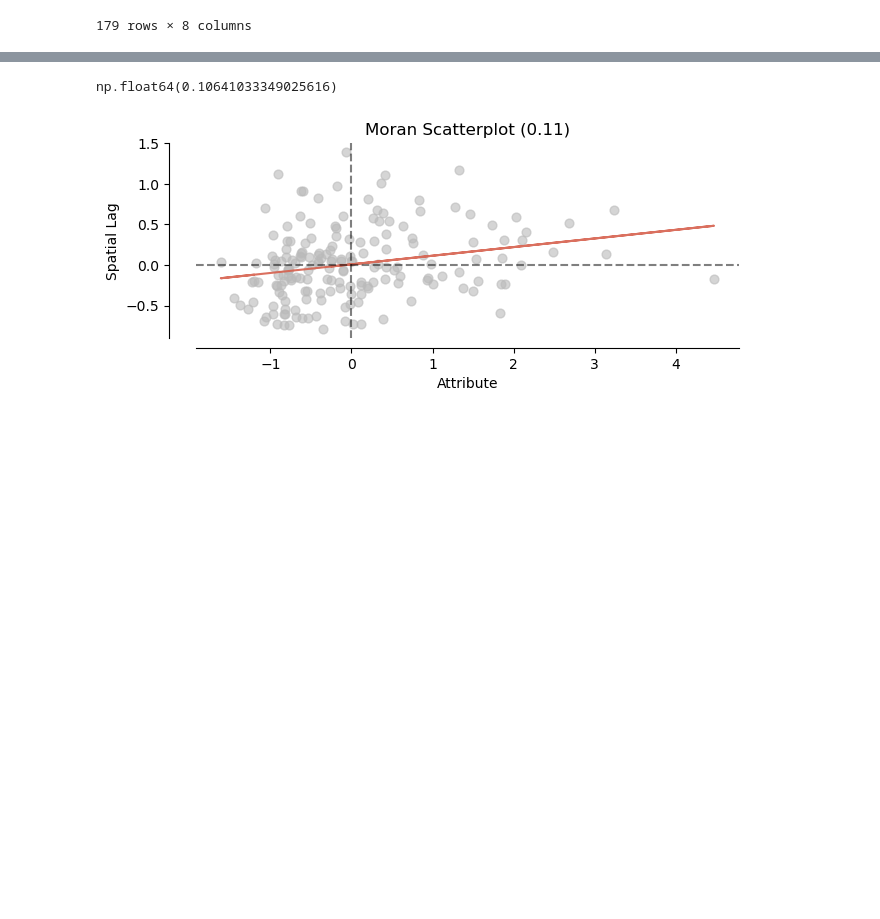
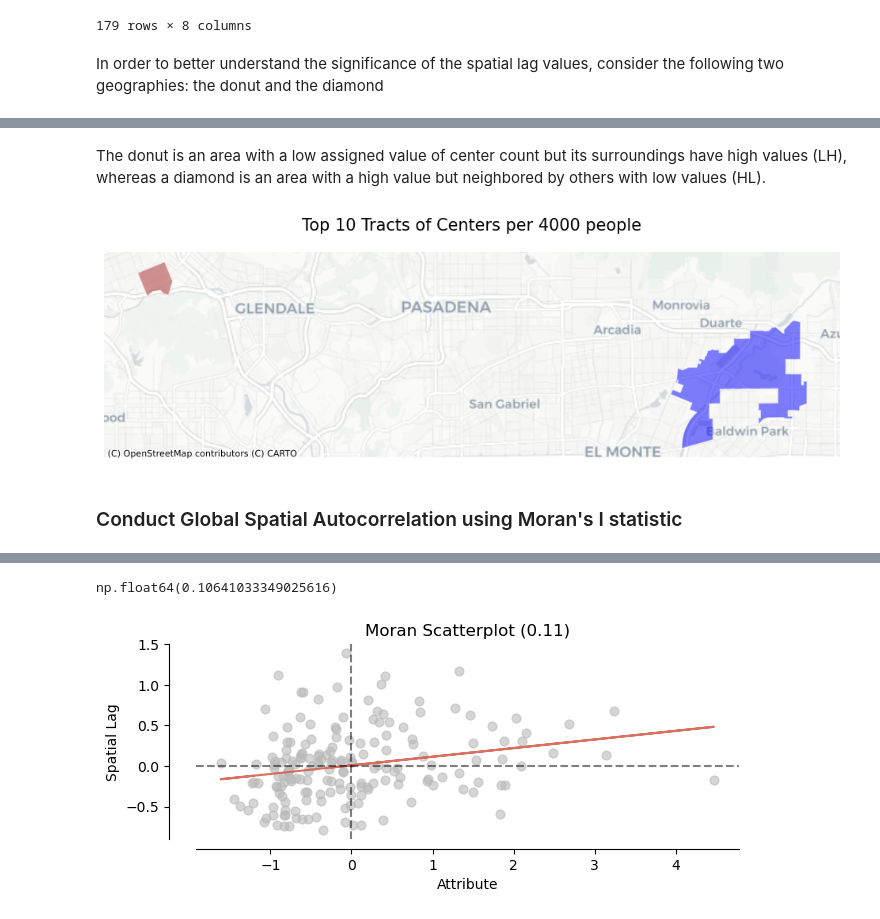
Before and after one commit to cailynschmidt/221finalproject, a Jupyter notebook: newcenters.ipynb, the cells around one changed output, grey strips where cells are left out. Cells and saved outputs as stored; diff of their text form; code cells hidden in the pictures; blank space fills up the shorter version.

Commit message:
spatial autocorrelation cleaned

```diff
--- a/newcenters.ipynb
+++ b/newcenters.ipynb
@@ -494,16 +514,14 @@ tracts.sort_values(by="centers_per_4000").head()
 | 1610 | 502700 | 7569.0 | MULTIPOLYGON (((-13146058.304 402... | 502700 | 1.0 | 0.132118 |
 | 2398 | 911100 | 7331.0 | MULTIPOLYGON (((-13149164.563 410... | 911100 | 1.0 | 0.136407 |
 # %%
-# map the top 20 geographies
+# map the top 10 geographies with centers per 4,000 people
 fig,ax = plt.subplots(figsize=(12,10))
 tracts.sort_values(by='centers_per_4000',ascending=False)[:10].plot(ax=ax,
                                                                  color='lightgreen',
                                                                  edgecolor='white',
                                                                  alpha=0.5)
-
-
 # title
-ax.set_title('Top 10 Tracts of Centers per 1000 people',fontsize=15,pad=20)
+ax.set_title('Top 10 Tracts of Centers per 4000 people',fontsize=15,pad=20)
 
 # no axis
 ax.axis('off')
@@ -587,17 +626,44 @@ See the caveats in the documentation: https://pandas.pydata.org/pandas-docs/stab
 | 1402 | 431004 | 3343.0 | MULTIPOLYGON (((-13136302.931 404... | 431004 | 2.0 | 0.598265 | 0.281104 | ... |
 | 1280 | 404600 | 1352.0 | MULTIPOLYGON (((-13136517.221 404... | 404600 | 1.0 | 0.739645 | 0.248019 | ... |
 179 rows × 8 columns
+# %% [markdown]
+In order to better understand the significance of the spatial lag values, consider the following two geographies: the donut and the diamond
 # %%
-# the FIPS with highest negative difference
-gdf_donut = tractswithCenters.sort_values(by='centers_lag_diff').head(1)
-gdf_donut
+# find the donut aka the tract with highest negative difference
+donut = tractswithCenters.sort_values(by='centers_lag_diff').head(1)
+donut
 # %% [output]
 |  | FIPS | TotalPop | geometry | tract code | centers_count | centers_per_4000 | centers_per_4000_lag | ... |
 | 1168 | 311700 | 5852.0 | MULTIPOLYGON (((-13172594.532 405... | 311700 | 1.0 | 0.170882 | 0.384765 | ... |
 # %%
 # the FIPS with highest positive difference
-gdf_diamond = tractswithCenters.sort_values(by='centers_lag_diff').tail(1)
-gdf_diamond
+diamond = tractswithCenters.sort_values(by='centers_lag_diff').tail(1)
+diamond
 # %% [output]
 |  | FIPS | TotalPop | geometry | tract code | centers_count | centers_per_4000 | centers_per_4000_lag | ... |
 | 1280 | 404600 | 1352.0 | MULTIPOLYGON (((-13136517.221 404... | 404600 | 1.0 | 0.739645 | 0.248019 | ... |
+# %% [markdown]
+The donut is an area with a low assigned value of center count but its surroundings have high values (LH), whereas a diamond is an area with a high value but neighbored by others with low values (HL).
+# %%
+fig,ax = plt.subplots(figsize=(12,10))
+donut.plot(ax=ax,
+            color='brown',
+            edgecolor='white',
+            alpha=0.5)
+
+diamond.plot(ax=ax,
+            color='blue',
+            edgecolor='white',
+            alpha=0.5)
+# title
+ax.set_title('Top 10 Tracts of Centers per 4000 people',fontsize=15,pad=20)
+
+# no axis
+ax.axis('off')
+
+# add a basemap
+ctx.add_basemap(ax,source=ctx.providers.CartoDB.Positron)
+# %% [output]
+[figure, added]
+# %% [markdown]
+### Conduct Global Spatial Autocorrelation using Moran's I statistic
```
Also changed, not shown: parts of 39 cells of this notebook.
